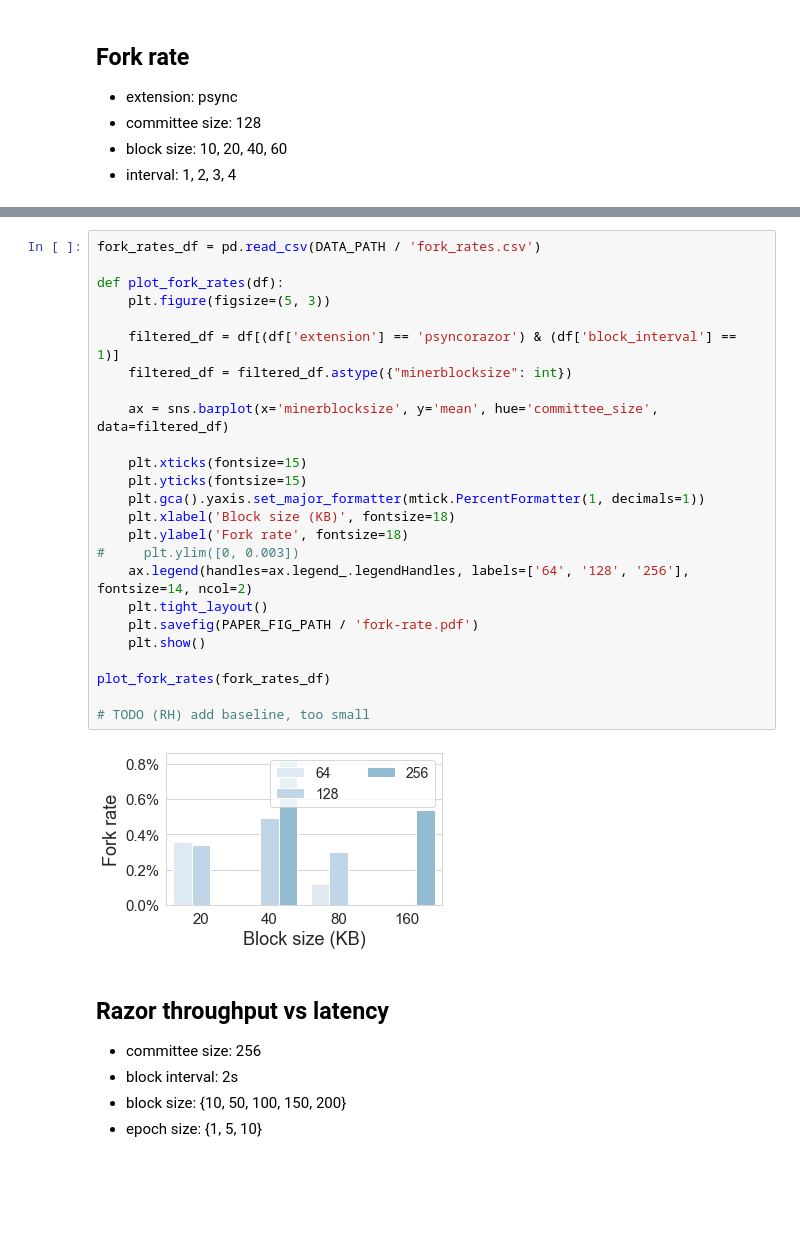
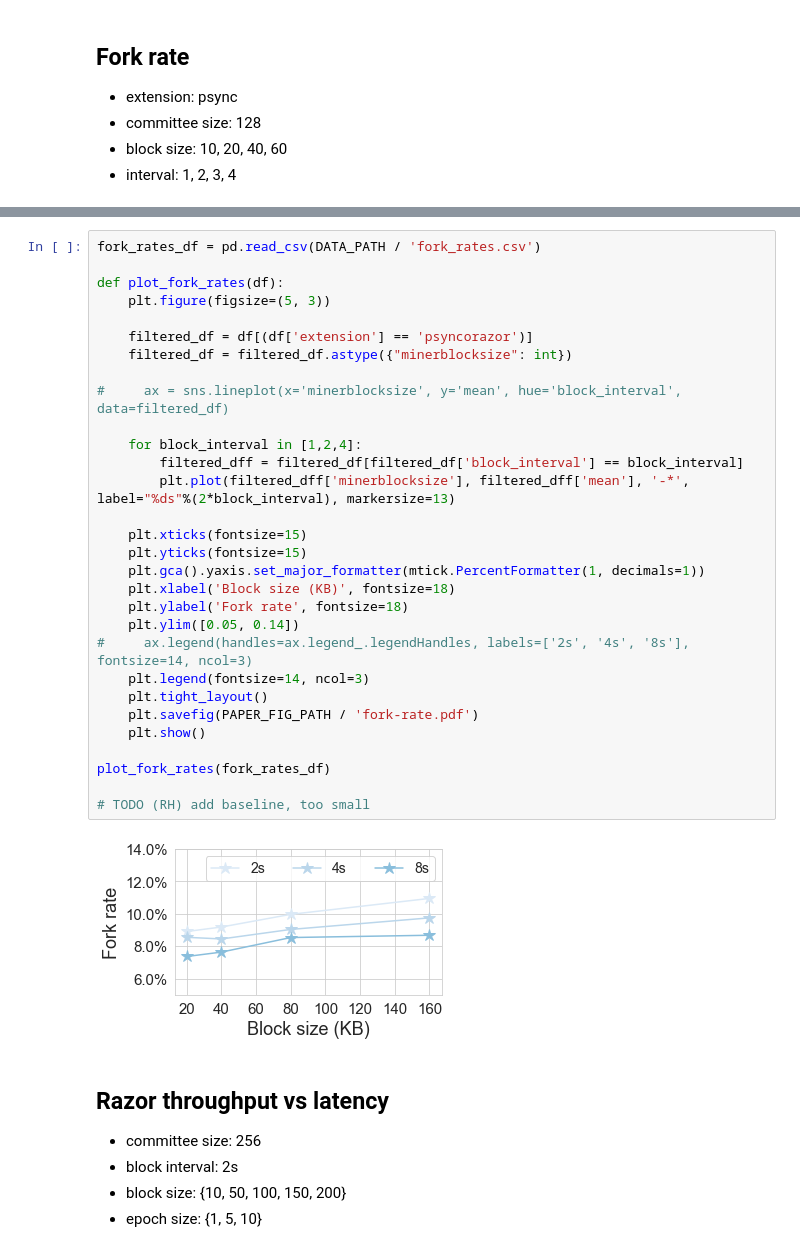
Before and after one commit to SebastianElvis/ebft, a Jupyter notebook: evaluation/analysis.ipynb, the cells around one changed output, grey strips where cells are left out. Cells and saved outputs as stored; diff of their text form; blank space fills up the shorter version.

```diff
--- a/evaluation/analysis.ipynb
+++ b/evaluation/analysis.ipynb
@@ -434,30 +437,35 @@ fork_rates_df
 # %%
 fork_rates_df = pd.read_csv(DATA_PATH / 'fork_rates.csv')
 
 def plot_fork_rates(df):
     plt.figure(figsize=(5, 3))
 
-    filtered_df = df[(df['extension'] == 'psyncorazor') & (df['block_interval'] == 1)]
+    filtered_df = df[(df['extension'] == 'psyncorazor')]
     filtered_df = filtered_df.astype({"minerblocksize": int})
 
-    ax = sns.barplot(x='minerblocksize', y='mean', hue='committee_size', data=filtered_df)
+#     ax = sns.lineplot(x='minerblocksize', y='mean', hue='block_interval', data=filtered_df)
+
+    for block_interval in [1,2,4]:
+        filtered_dff = filtered_df[filtered_df['block_interval'] == block_interval]
+        plt.plot(filtered_dff['minerblocksize'], filtered_dff['mean'], '-*', label="%ds"%(2*block_interval), markersize=13)
 
     plt.xticks(fontsize=15)
     plt.yticks(fontsize=15)
     plt.gca().yaxis.set_major_formatter(mtick.PercentFormatter(1, decimals=1))
     plt.xlabel('Block size (KB)', fontsize=18)
     plt.ylabel('Fork rate', fontsize=18)
-#     plt.ylim([0, 0.003])
-    ax.legend(handles=ax.legend_.legendHandles, labels=['64', '128', '256'], fontsize=14, ncol=2)
+    plt.ylim([0.05, 0.14])
+#     ax.legend(handles=ax.legend_.legendHandles, labels=['2s', '4s', '8s'], fontsize=14, ncol=3)
+    plt.legend(fontsize=14, ncol=3)
     plt.tight_layout()
     plt.savefig(PAPER_FIG_PATH / 'fork-rate.pdf')
     plt.show()
 
 plot_fork_rates(fork_rates_df)
 
 # TODO (RH) add baseline, too small
 # %% [output]
-[figure, old version]
+[figure, new version]
 # %% [markdown]
 ## Razor throughput vs latency
 
```
Also changed, not shown: parts of 1 cell of this notebook, 3 other files.
